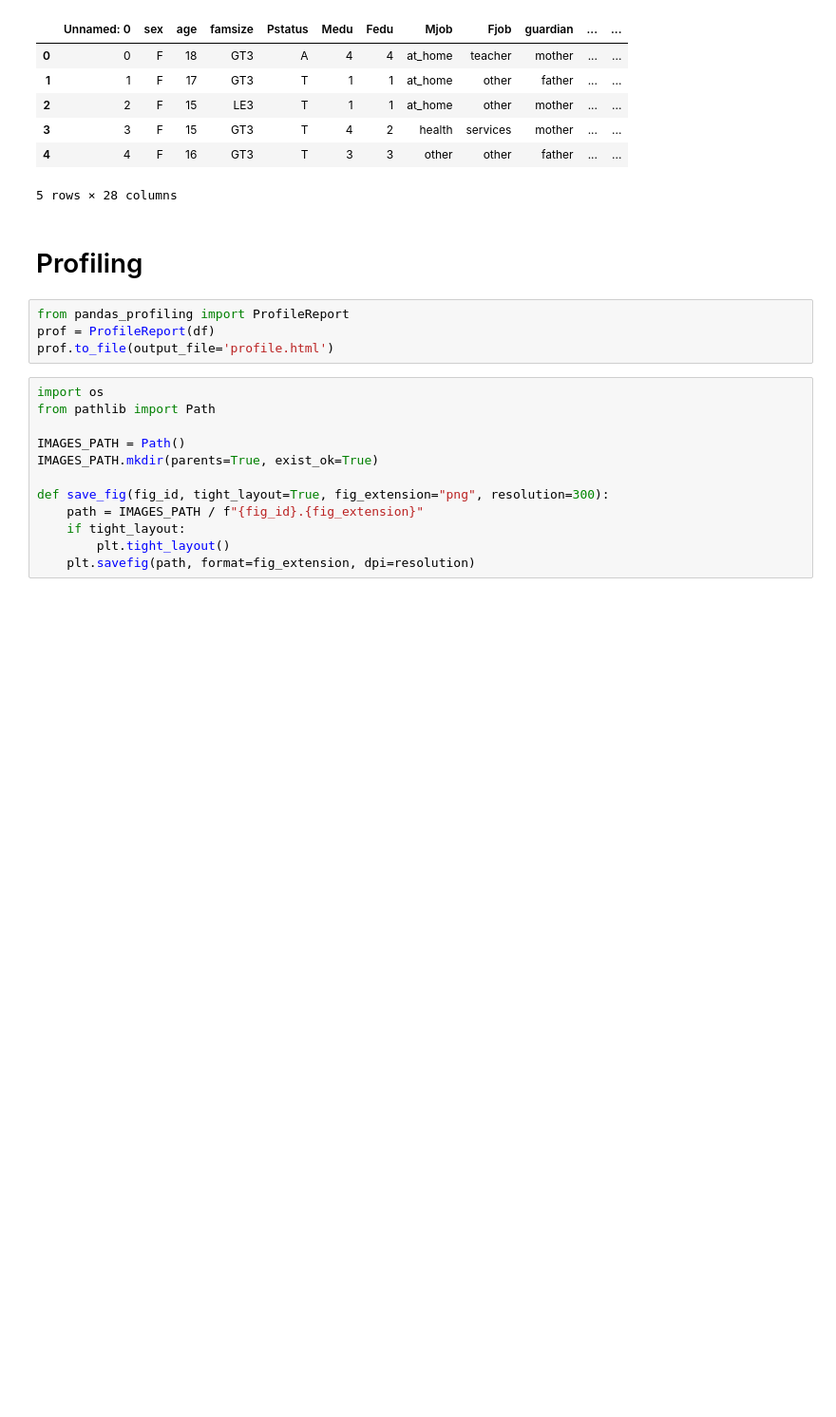
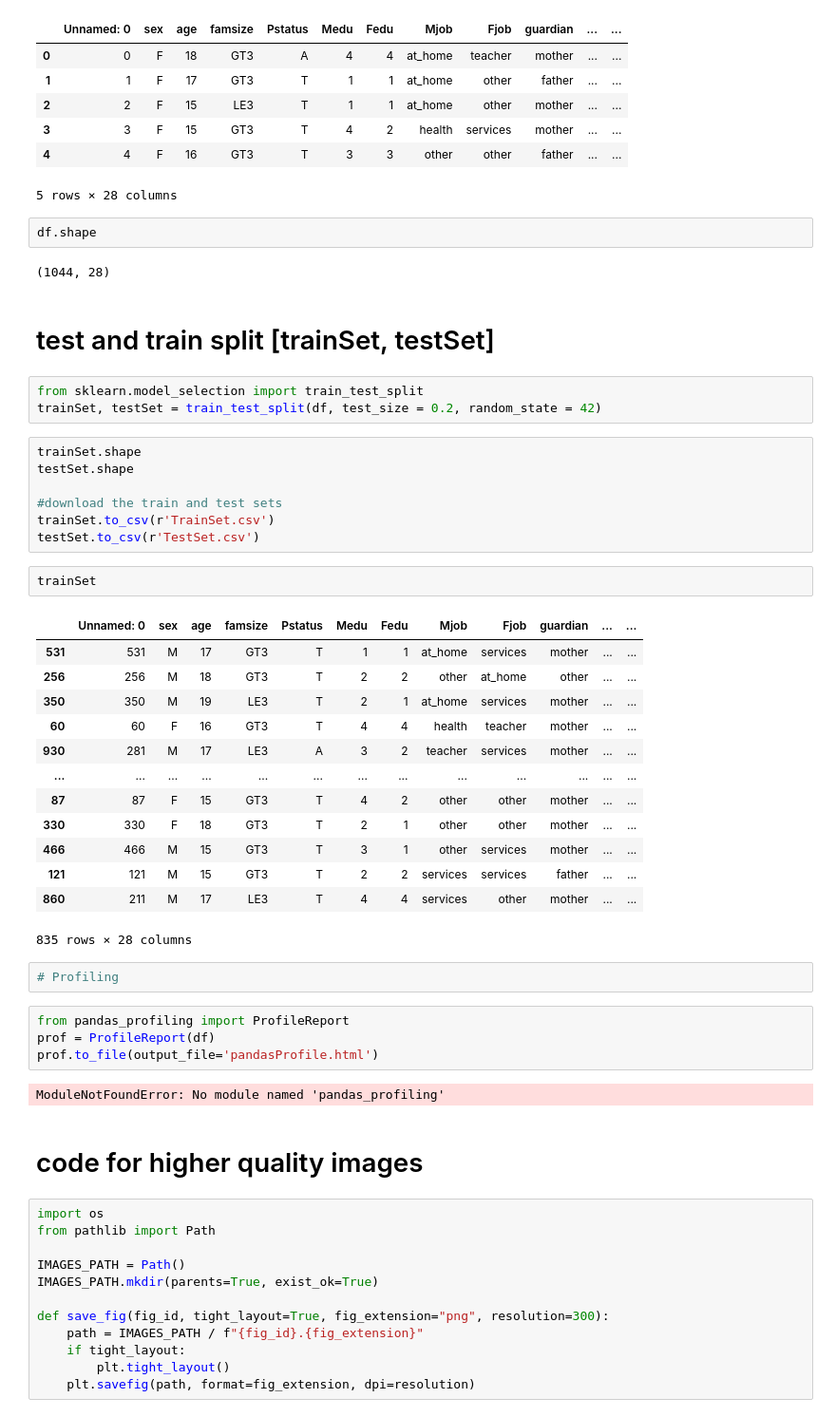
Before and after one commit to NafisFaiyaz007/CSE-445-Machine-learning_Predicting-Risky-Alcohol-Consumption-among-Students, a Jupyter notebook: CSE445_preprocessing stage 1.ipynb, the cells around one changed output. Shown at 95% size. Drawn from its saved outputs; the diff is of its cells as text; blank space fills up the shorter version.

```diff
--- a/CSE445_preprocessing stage 1.ipynb
+++ b/CSE445_preprocessing stage 1.ipynb
@@ -106,12 +106,48 @@ df.head()
 | 3 | 3 | F | 15 | GT3 | T | 4 | 2 | health | services | mother | ... | ... |
 | 4 | 4 | F | 16 | GT3 | T | 3 | 3 | other | other | father | ... | ... |
 5 rows × 28 columns
-# %% [markdown]
-# Profiling
+# %%
+df.shape
+# %% [output]
+(1044, 28)
+# %% [markdown]
+# test and train split [trainSet, testSet]
+# %%
+from sklearn.model_selection import train_test_split
+trainSet, testSet = train_test_split(df, test_size = 0.2, random_state = 42)
+# %%
+trainSet.shape
+testSet.shape
+
+#download the train and test sets
+trainSet.to_csv(r'TrainSet.csv')
+testSet.to_csv(r'TestSet.csv')
+# %%
+trainSet
+# %% [output]
+|  | Unnamed: 0 | sex | age | famsize | Pstatus | Medu | Fedu | Mjob | Fjob | guardian | ... | ... |
+| 531 | 531 | M | 17 | GT3 | T | 1 | 1 | at_home | services | mother | ... | ... |
+| 256 | 256 | M | 18 | GT3 | T | 2 | 2 | other | at_home | other | ... | ... |
+| 350 | 350 | M | 19 | LE3 | T | 2 | 1 | at_home | services | mother | ... | ... |
+| 60 | 60 | F | 16 | GT3 | T | 4 | 4 | health | teacher | mother | ... | ... |
+| 930 | 281 | M | 17 | LE3 | A | 3 | 2 | teacher | services | mother | ... | ... |
+| ... | ... | ... | ... | ... | ... | ... | ... | ... | ... | ... | ... | ... |
+| 87 | 87 | F | 15 | GT3 | T | 4 | 2 | other | other | mother | ... | ... |
+| 330 | 330 | F | 18 | GT3 | T | 2 | 1 | other | other | mother | ... | ... |
+| 466 | 466 | M | 15 | GT3 | T | 3 | 1 | other | services | mother | ... | ... |
+| 121 | 121 | M | 15 | GT3 | T | 2 | 2 | services | services | father | ... | ... |
+| 860 | 211 | M | 17 | LE3 | T | 4 | 4 | services | other | mother | ... | ... |
+835 rows × 28 columns
+# %%
+# Profiling
 # %%
 from pandas_profiling import ProfileReport
 prof = ProfileReport(df)
-prof.to_file(output_file='profile.html')
+prof.to_file(output_file='pandasProfile.html')
+# %% [output]
+ModuleNotFoundError: No module named 'pandas_profiling'
+# %% [markdown]
+# code for higher quality images
 # %%
 import os
 from pathlib import Path
```
Also changed, not shown: parts of 9 cells of this notebook.
